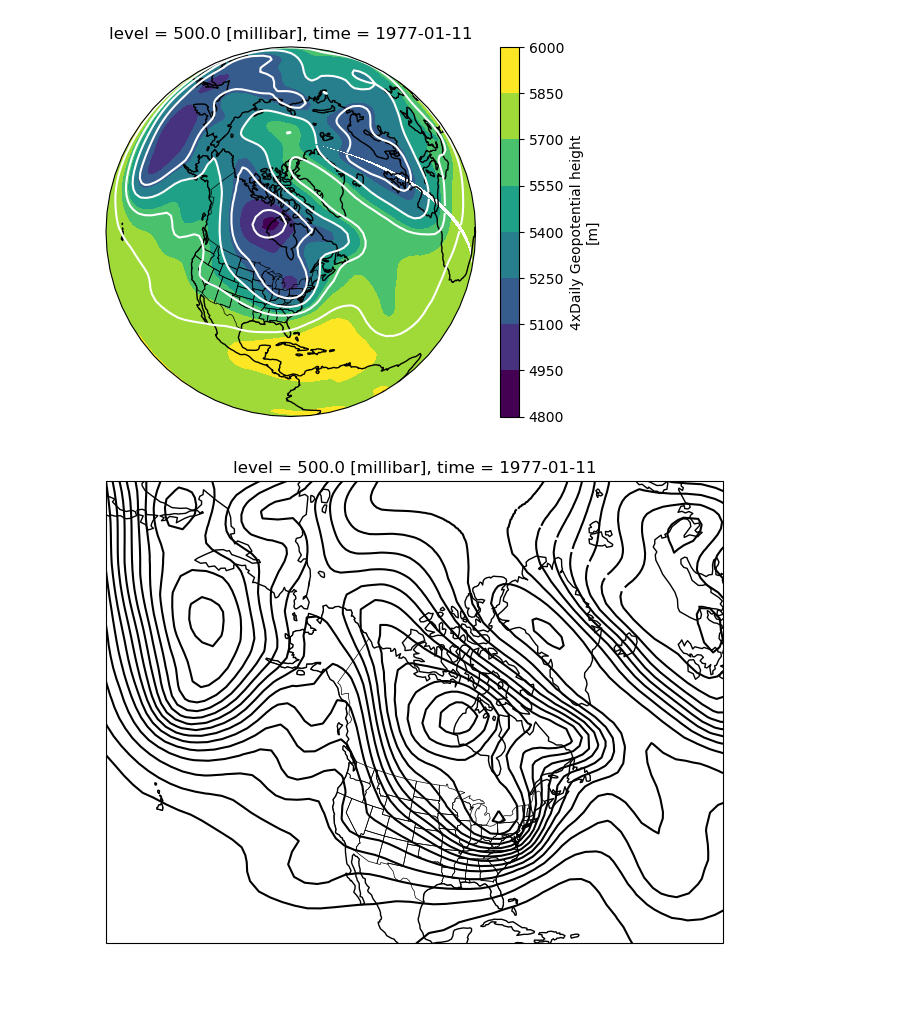
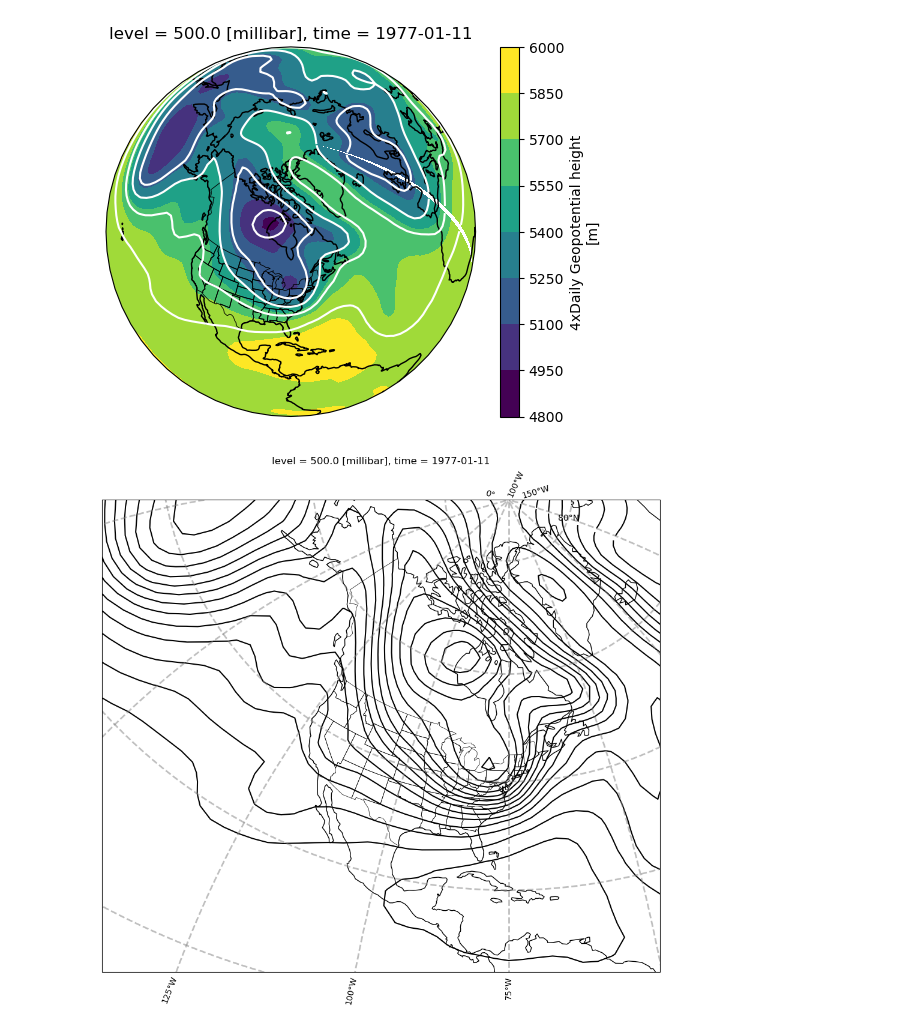
Before and after one commit to britols/konrad_colucci_1989, a Jupyter notebook: notebooks/nc_explore.ipynb, the cells around one changed output. Drawn from its saved outputs; the diff is of its cells as text; code cells hidden in the pictures; blank space fills up the shorter version.

Commit message:
more projections

```diff
--- a/notebooks/nc_explore.ipynb
+++ b/notebooks/nc_explore.ipynb
@@ -144,19 +145,26 @@ ax.add_feature(cfeature.STATES, edgecolor='black', linewidth=0.5)
 [figure]
 # %%
 #cartopy.crs.Mercator
-plt.figure(figsize=(12, 6))
-ax = plt.axes(projection=ccrs.LambertConformal(central_longitude=275,central_latitude=20))
+plt.figure(figsize=(12, 12))
+#ax = plt.axes(projection=ccrs.Stereographic(central_longitude=cLon,central_latitude=cLat))
+ax = plt.axes(projection=ccrs.Stereographic(central_longitude=-75,central_latitude=45))
 #ax.set_global()
 #a=recent_an['hgt'].sel(lon=slice(200,300),lat=slice(90,10)).plot.contourf(ax=ax, transform=ccrs.PlateCarree(),levels=8)
 #b=recent_an['hgt'].sel(lon=slice(200,360),lat=slice(90,10)).plot.contour(ax=ax, transform=ccrs.PlateCarree(),colors="black",levels=np.arange(5100,5800,60))
 b=recent_an['hgt'].plot.contour(ax=ax, transform=ccrs.PlateCarree(),colors="black",levels=np.arange(4900,5900,60))
+
+gl = ax.gridlines(draw_labels=True,linewidth=2,color='gray',alpha=0.5,linestyle='--')
 ax.coastlines()
 ax.add_feature(cfeature.STATES, edgecolor='black', linewidth=0.5)
-ax.set_extent((200, 320, 10, 90))
+lonW = -140
+lonE = -50
+latS = 5
+latN = 90
+ax.set_extent((lonW, lonE, latS, latN),ccrs.PlateCarree())
 
 plt.show()
 # %% [output]
-[figure, old version]
+[figure, new version]
 # %%
 #cartopy.crs.Mercator
 plt.figure(figsize=(12, 6))
```
Also changed, not shown: parts of 5 cells of this notebook.
